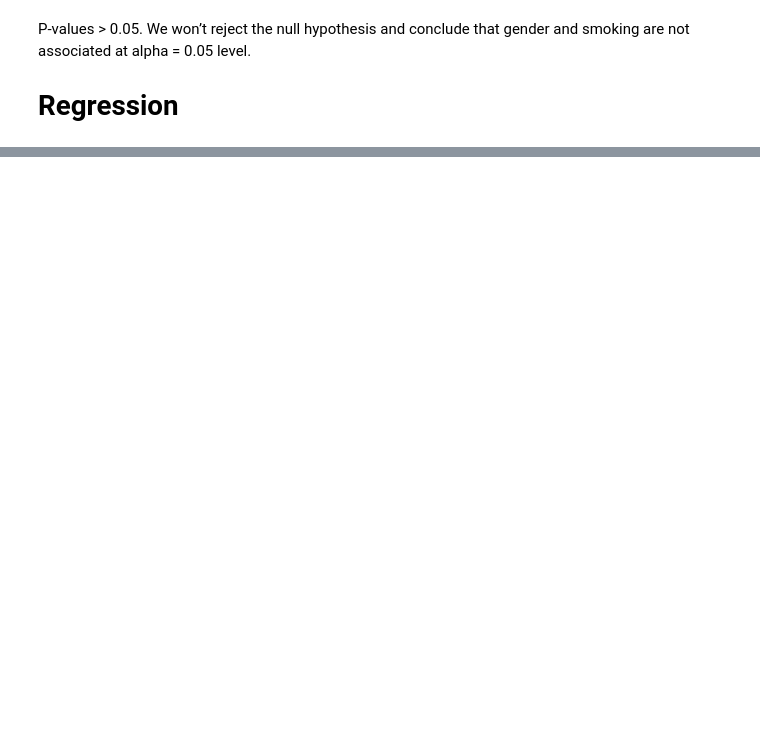
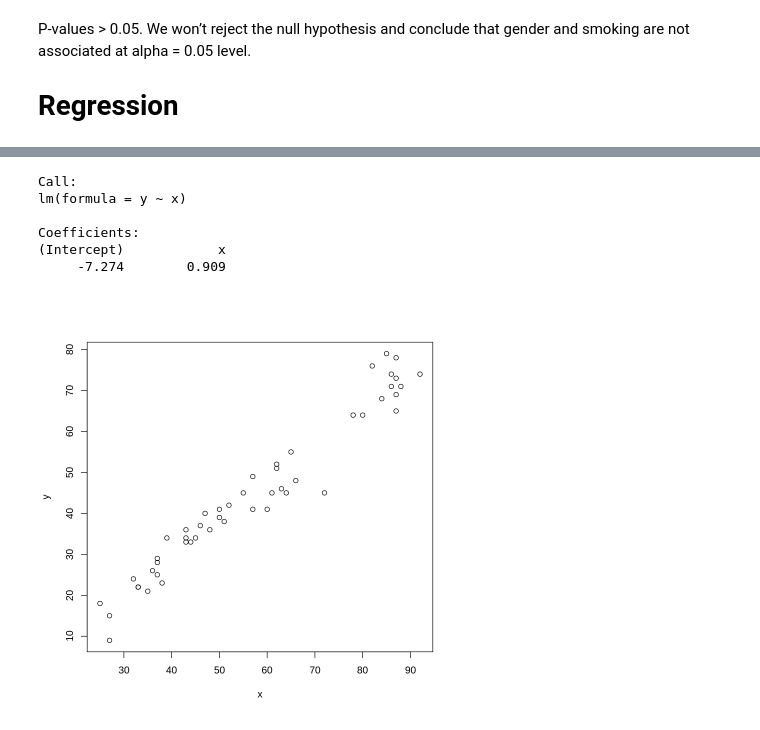
Before and after one commit to VindaShinde/R-Projects, a Jupyter notebook: Stats_Practice_.ipynb, the cells around one changed output, grey strips where cells are left out. Cells and saved outputs as stored; diff of their text form; code cells hidden in the pictures; blank space fills up the shorter version.

```diff
--- a/Stats_Practice_.ipynb
+++ b/Stats_Practice_.ipynb
@@ -373,0 +242,18 @@ A tibble: 1 × 2
+# %%
+x = c(33,33,92,88,65,61,64,60,43,35,25,55,43,44,72,87,82,51,86,86,46,57,36,78,87,37,57,63,62,85,38,84,39,50,66,32,52,62,37,87,27,43,50,80,27,37,47,87,45,48)
+y = c(22,22,74,71,55,45,45,41,33,21,18,45,36,33,45,73,76,38,71,74,37,49,26,64,65,28,41,46,51,79,23,68,34,41,48,24,42,52,25,78,15,34,39,64,9,29,40,69,34,36)
+Y = lm(y~x)
+# %%
+Y
+# %% [output]
+Call:
+lm(formula = y ~ x)
+
+Coefficients:
+(Intercept)            x
+     -7.274        0.909
+# %%
+plot(x,y)
+abline(x,y)
+# %% [output]
+[figure, added]
```
Also changed, not shown: parts of 22 cells of this notebook.
